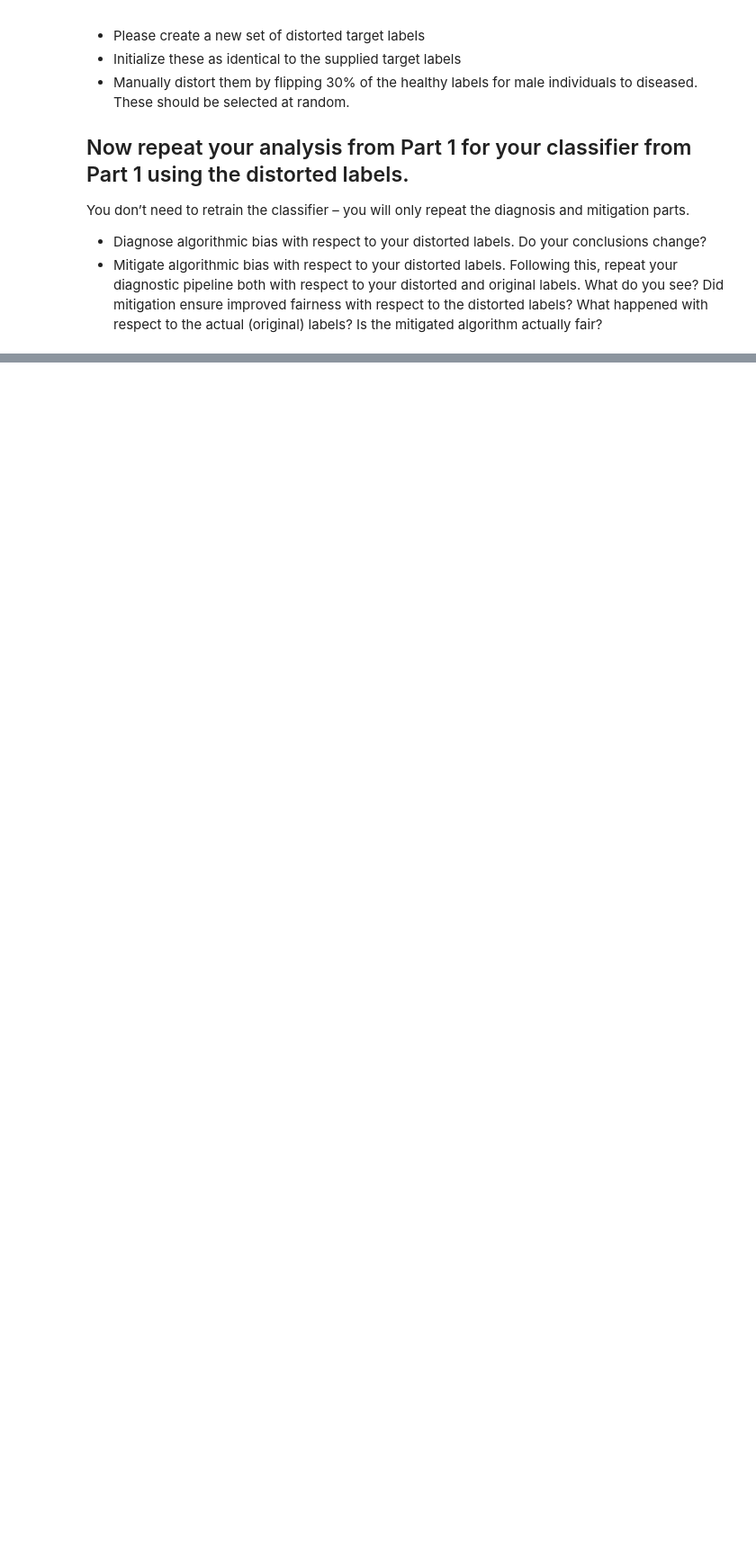
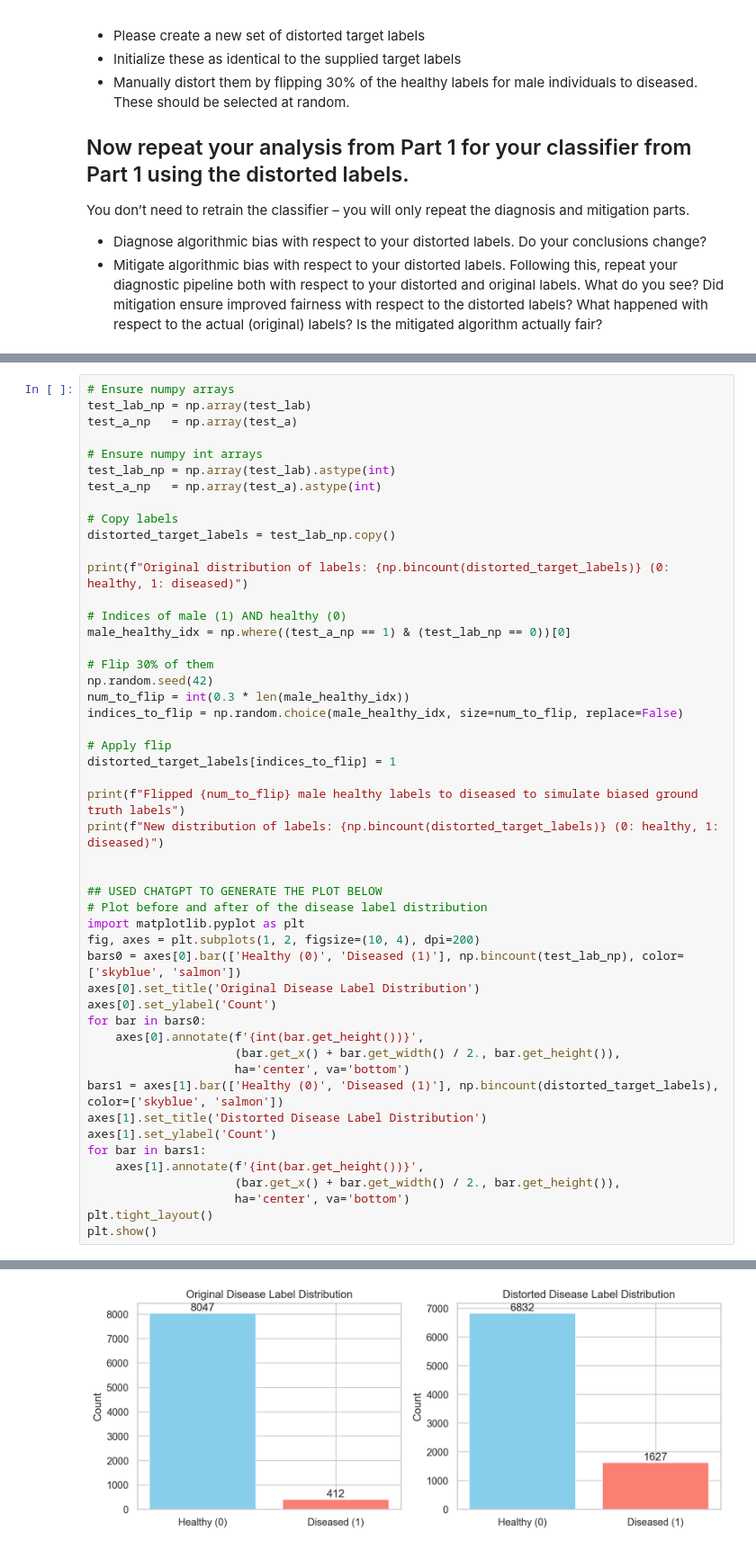
Before and after one commit to ClaraML96/02517_fairness_project, a Jupyter notebook: exercise.ipynb, the cells around one changed output, grey strips where cells are left out. Shown at 90% size. Cells and saved outputs as stored; diff of their text form; blank space fills up the shorter version.

```diff
--- a/exercise.ipynb
+++ b/exercise.ipynb
@@ -656,0 +743,50 @@ You don’t need to retrain the classifier – you will only repeat the diagnosi
+# %%
+# Ensure numpy arrays
+test_lab_np = np.array(test_lab)
+test_a_np   = np.array(test_a)
+
+# Ensure numpy int arrays
+test_lab_np = np.array(test_lab).astype(int)
+test_a_np   = np.array(test_a).astype(int)
+
+# Copy labels
+distorted_target_labels = test_lab_np.copy()
+
+print(f"Original distribution of labels: {np.bincount(distorted_target_labels)} (0: healthy, 1: diseased)")
+
+# Indices of male (1) AND healthy (0)
+male_healthy_idx = np.where((test_a_np == 1) & (test_lab_np == 0))[0]
+
+# Flip 30% of them
+np.random.seed(42)
+num_to_flip = int(0.3 * len(male_healthy_idx))
+indices_to_flip = np.random.choice(male_healthy_idx, size=num_to_flip, replace=False)
+
+# Apply flip
+distorted_target_labels[indices_to_flip] = 1
+
+print(f"Flipped {num_to_flip} male healthy labels to diseased to simulate biased ground truth labels")
+print(f"New distribution of labels: {np.bincount(distorted_target_labels)} (0: healthy, 1: diseased)")
+
+
+## USED CHATGPT TO GENERATE THE PLOT BELOW
+# Plot before and after of the disease label distribution
+import matplotlib.pyplot as plt
+fig, axes = plt.subplots(1, 2, figsize=(10, 4), dpi=200)
+bars0 = axes[0].bar(['Healthy (0)', 'Diseased (1)'], np.bincount(test_lab_np), color=['skyblue', 'salmon'])
+axes[0].set_title('Original Disease Label Distribution')
+axes[0].set_ylabel('Count')
+for bar in bars0:
+    axes[0].annotate(f'{int(bar.get_height())}',
+                     (bar.get_x() + bar.get_width() / 2., bar.get_height()),
+                     ha='center', va='bottom')
+bars1 = axes[1].bar(['Healthy (0)', 'Diseased (1)'], np.bincount(distorted_target_labels), color=['skyblue', 'salmon'])
+axes[1].set_title('Distorted Disease Label Distribution')
+axes[1].set_ylabel('Count')
+for bar in bars1:
+    axes[1].annotate(f'{int(bar.get_height())}',
+                     (bar.get_x() + bar.get_width() / 2., bar.get_height()),
+                     ha='center', va='bottom')
+plt.tight_layout()
+plt.show()
+# %% [output]
@@ -656,0 +796 @@ You don’t need to retrain the classifier – you will only repeat the diagnosi
+[figure, added]
```
Also changed, not shown: parts of 21 cells of this notebook.
